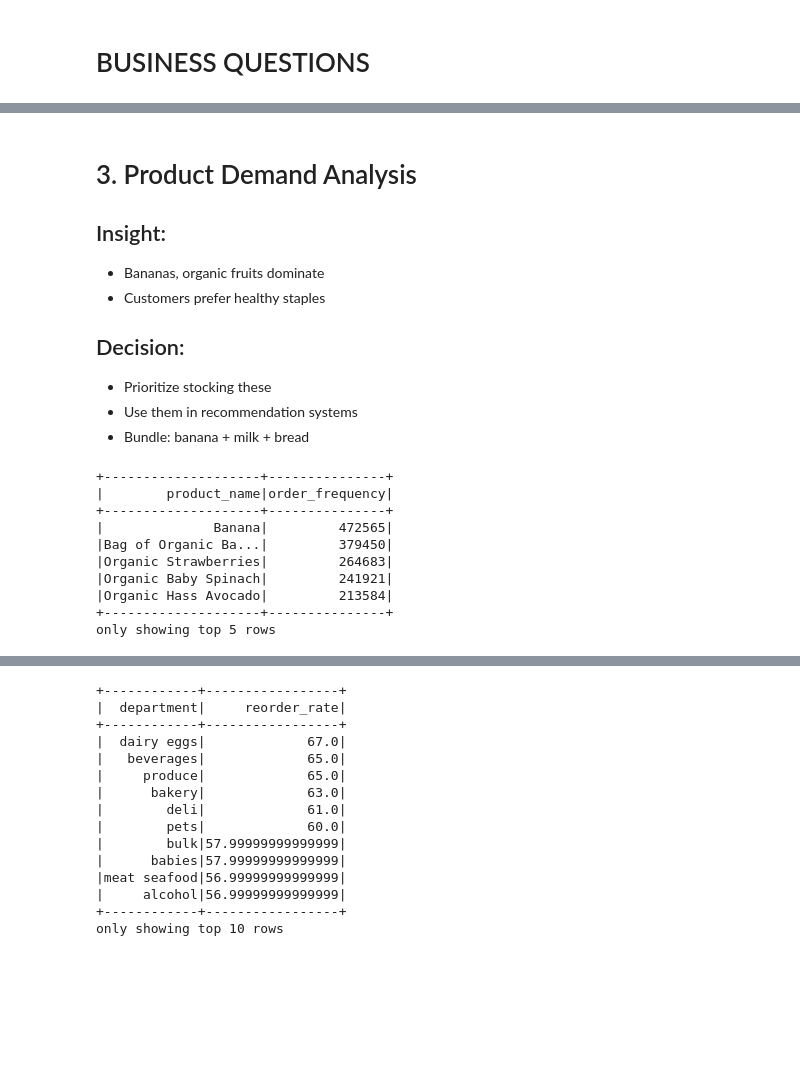
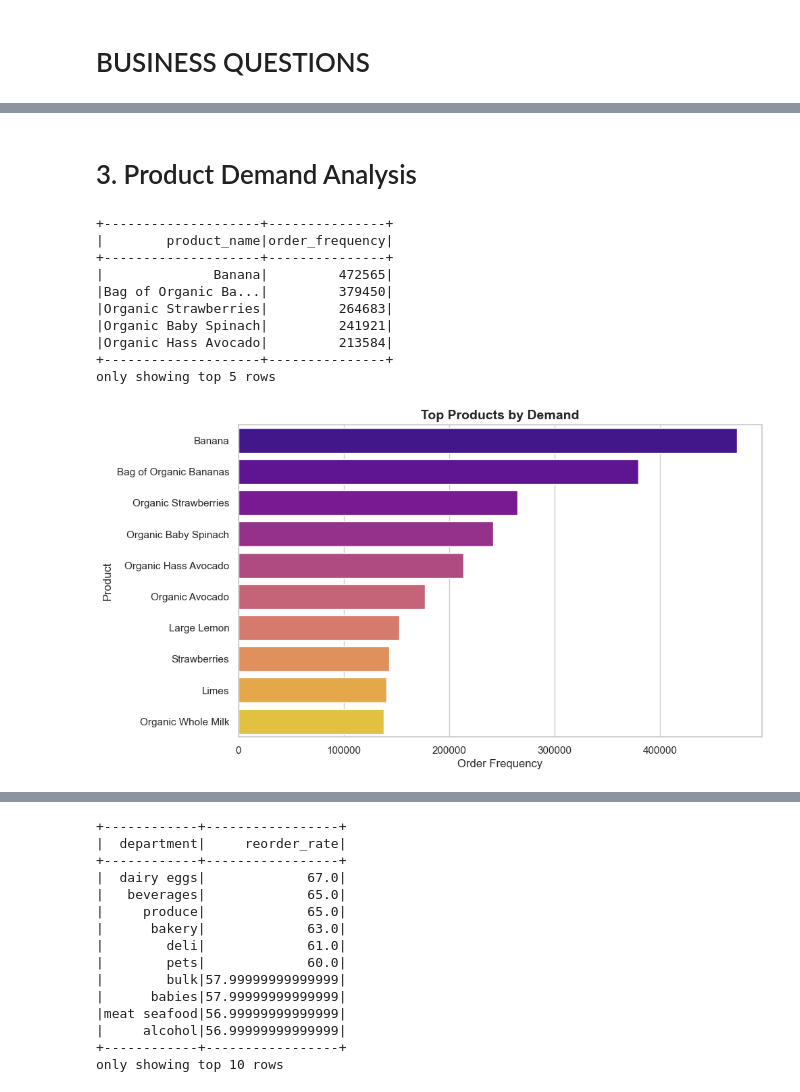
Before and after one commit to bhaskaraya3/instacart-big-data-analytics-pyspark, a Jupyter notebook: instacart_pyspark_analysis.ipynb, the cells around one changed output, grey strips where cells are left out. Saved outputs shown, nothing was run; the diff lists cells and outputs as text; code cells hidden in the pictures; blank space fills up the shorter version.

```diff
--- a/instacart_pyspark_analysis.ipynb
+++ b/instacart_pyspark_analysis.ipynb
@@ -190,23 +224,26 @@ only showing top 10 rows
 # %% [markdown]
 # 3. Product Demand Analysis
-
-## Insight:
-- Bananas, organic fruits dominate
-- Customers prefer healthy staples
-## Decision:
-- Prioritize stocking these
-- Use them in recommendation systems
-- Bundle: banana + milk + bread
 # %%
 df.groupBy("product_name").agg(count("*").alias("order_frequency")).orderBy("order_frequency", ascending=False).show(5)
+
+pdf_product = df.groupBy("product_name").count().orderBy("count", ascending=False).limit(10).toPandas()
+
+sns.barplot(data=pdf_product, x="count", y="product_name",hue='product_name', palette="plasma",legend=False)
+
+plt.title("Top Products by Demand")
+plt.xlabel("Order Frequency")
+plt.ylabel("Product")
+
+plt.show()
 # %% [output]
 +--------------------+---------------+
 |        product_name|order_frequency|
 +--------------------+---------------+
 |              Banana|         472565|
 |Bag of Organic Ba...|         379450|
 |Organic Strawberries|         264683|
 |Organic Baby Spinach|         241921|
 |Organic Hass Avocado|         213584|
 +--------------------+---------------+
 only showing top 5 rows
+[figure, added]
```
Also changed, not shown: parts of 29 cells of this notebook.
